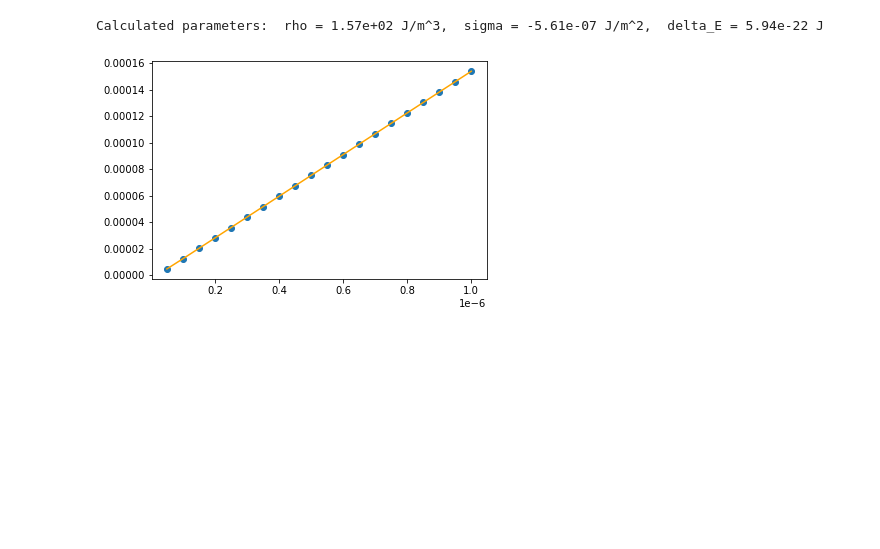
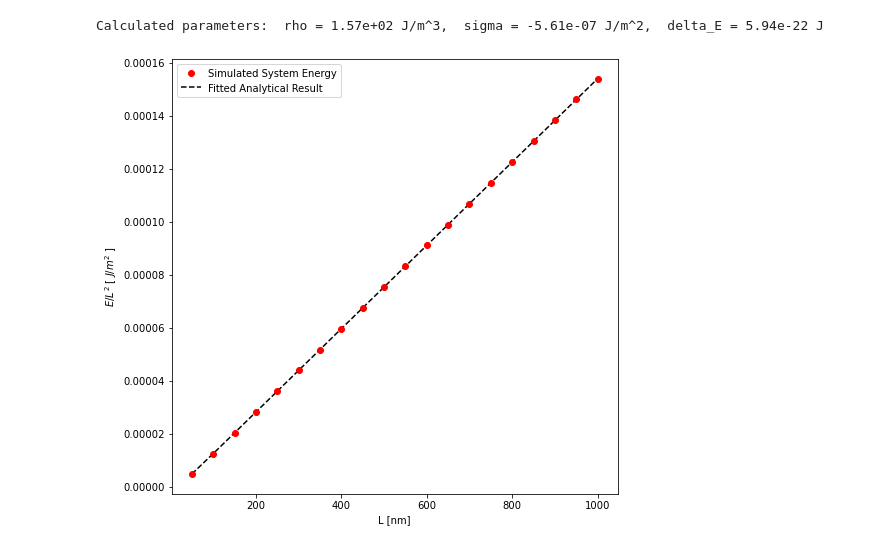
Before and after one commit to anshrg/PHYS426-Final-Project, a Jupyter notebook: Fermi Gas.ipynb, the cells around one changed output. Saved outputs shown, nothing was run; the diff lists cells and outputs as text; code cells hidden in the pictures; blank space fills up the shorter version.

```diff
--- a/Fermi Gas.ipynb
+++ b/Fermi Gas.ipynb
@@ -134,20 +135,30 @@ def expected_energy_relation(L, rho, sigma, delta_E):
 # %%
 T_low = 3 # temperature of fermion gas in Kelvin (low temperature)
 beta_low = 1/(kB*T_low) # definition of thermodynamic beta
 mu_low = 10/beta_low # Set checmical potential such that beta*mu = 10
 
-# Calculate the energy of the system from L of 10 nm to 300 nm
+# Calculate the energy of the system from L of 50 nm to 1000 nm
 L_low, E_low = system_energy(beta_low, mu_low, 5e-8, 1e-6, n_L=20, n_max=100)
 
+# Fit the data to determine the best-fit parameters (popt_low)
 popt_low, pcov_low = curve_fit(expected_energy_relation, L_low, E_low/(L_low**2))
 print(f"Calculated parameters:  rho = {popt_low[0]:.2e} J/m^3,  sigma = {popt_low[1]:.2e} J/m^2,  " +\
       f"delta_E = {popt_low[2]:.2e} J")
 
-plt.scatter(L_low, E_low/(L_low**2))
-plt.plot(L_low, expected_energy_relation(L_low, *popt_low), c='orange');
+### Plotting
+plt.figure(figsize=(8, 8))
+# plt.title(r'''Average System Energy Over Box Side Length Squared
+# [ $J/{m^2}$ ] vs Side Length [nm] for T = 3K and $\beta\mu = 10$''')
+plt.xlabel('L [nm]')
+plt.ylabel(r'$E/{L^2}$ [ $J/{m^2}$ ]')
+
+plt.scatter(L_low*1e9, E_low/(L_low**2), label='Simulated System Energy', zorder=5, c='r')
+plt.plot(L_low*1e9, expected_energy_relation(L_low, *popt_low), c='k', ls='--', label='Fitted Analytical Result')
+plt.legend()
+plt.savefig('figure1.pdf')
 # %% [output]
 Calculated parameters:  rho = 1.57e+02 J/m^3,  sigma = -5.61e-07 J/m^2,  delta_E = 5.94e-22 J
-[figure, old version]
+[figure, new version]
 # %%
 T_medium = 300 # temperature of fermion gas in Kelvin (intermediate temperature)
 beta_medium = 1/(kB*T_medium) # definition of thermodynamic beta
```
Also changed, not shown: parts of 8 cells of this notebook, 2 other files.
